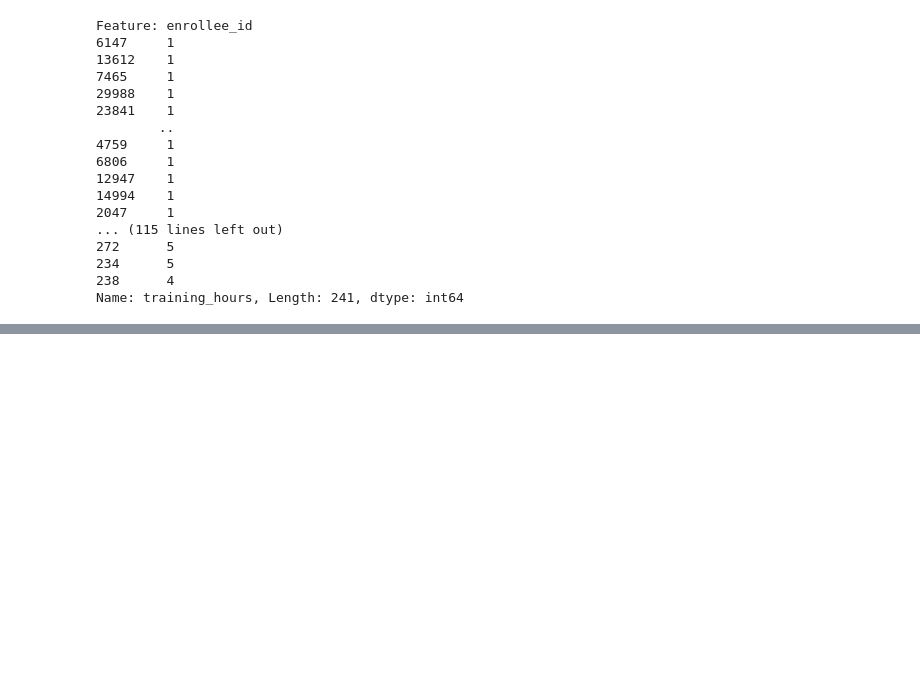
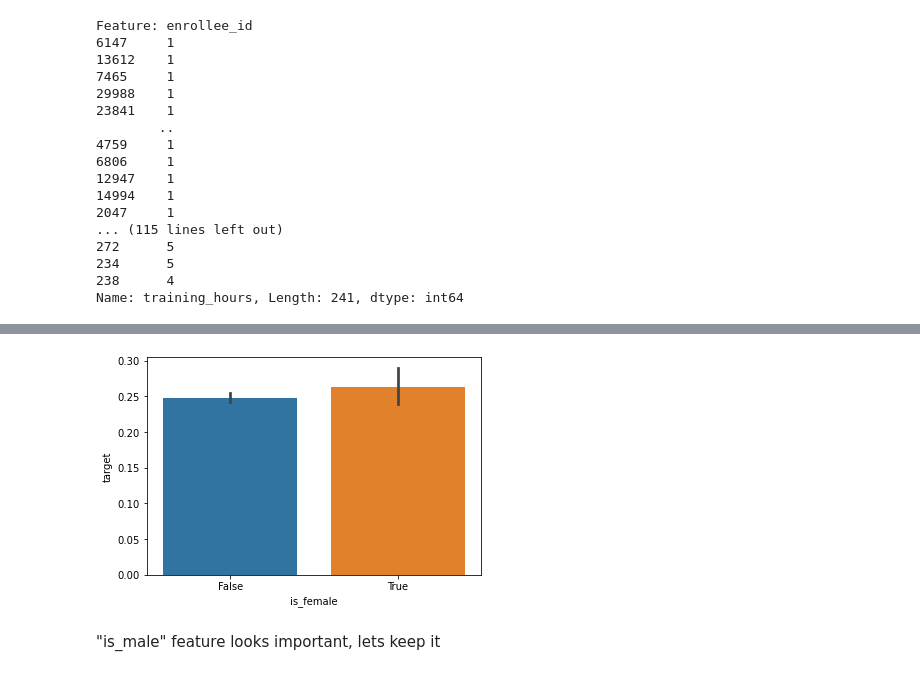
Before and after one commit to skribl5000/kaggle_competitions, a Jupyter notebook: hr-analytics.ipynb, the cells around one changed output, grey strips where cells are left out. Cells and saved outputs as stored; diff of their text form; code cells hidden in the pictures; blank space fills up the shorter version.

```diff
--- a/hr-analytics.ipynb
+++ b/hr-analytics.ipynb
@@ -137,0 +269,6 @@ Name: education_level, dtype: int64
+# %%
+ax = sns.barplot(x='is_female', y='target', data=df)
+# %% [output]
+[figure, added]
+# %% [markdown]
+"is_male" feature looks important, lets keep it
```
Also changed, not shown: parts of 50 cells of this notebook.
